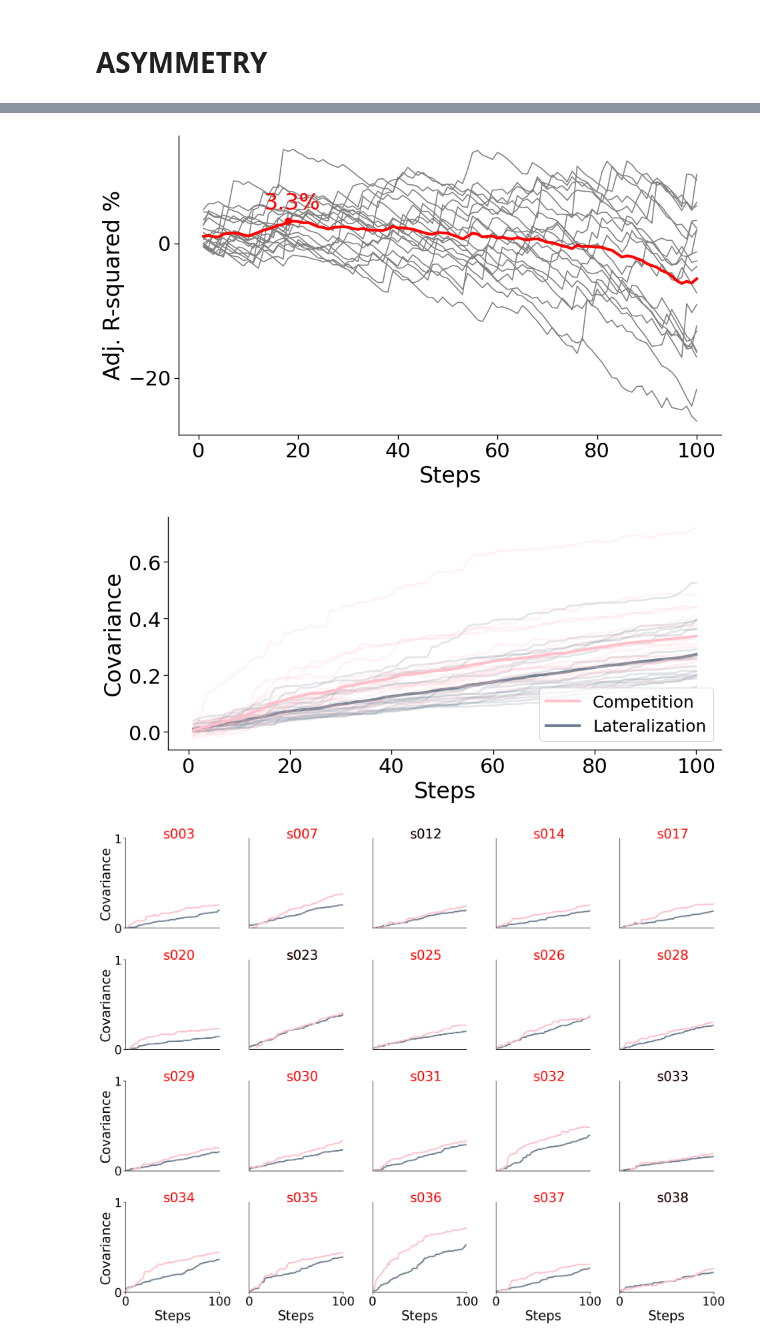
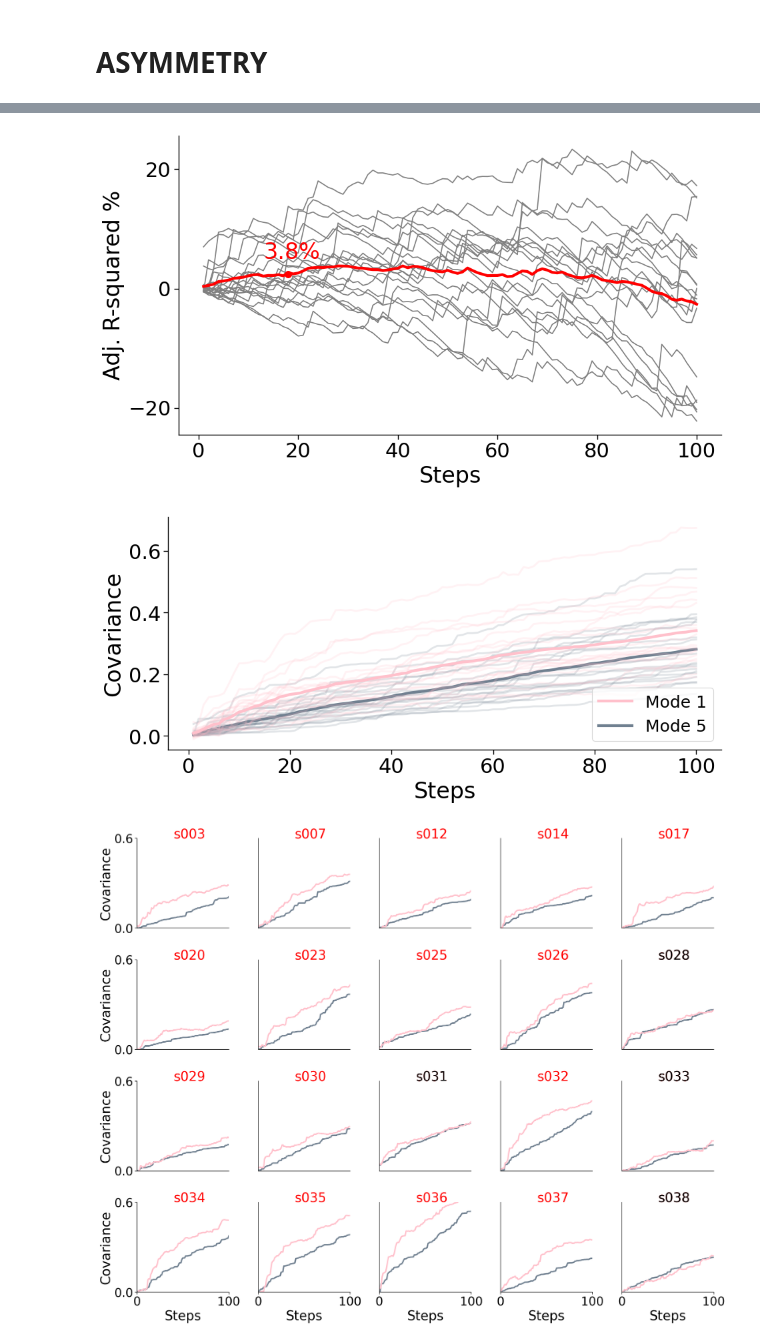
Before and after one commit to wanb-psych/asymmetry_energy, a Jupyter notebook: scripts/python/vis03_fitting_individual_level_mmp.ipynb, the cells around one changed output, grey strips where cells are left out. Drawn from its saved outputs; the diff is of its cells as text; code cells hidden in the pictures.

```diff
--- a/scripts/python/vis03_fitting_individual_level_mmp.ipynb
+++ b/scripts/python/vis03_fitting_individual_level_mmp.ipynb
@@ -82,7 +83,7 @@ fp.plot_surface(data = plot, surf='fsLR',
 corr = np.zeros((n,max_mode))
 for i in range(n):
   for j in range(max_mode):
-    glm = OLS(glucose[i], gradient[i][:,:j+1]).fit()
+    glm = OLS(glucose[i], add_constant(gradient[i][:,:j+1])).fit()
     corr[i,j]=glm.rsquared_adj
 # %%
 sns.set_context("paper", font_scale = 2.5)
@@ -201,10 +202,10 @@ r_ll_pred = np.zeros((n,max_mode,180))
 r_lr_pred = np.zeros((n,max_mode,180))
 for i in range(n):
   for j in range(max_mode):
-    glm = OLS(glucose[i,:180], lhlh[i][:,:j+1]).fit()
-    r_ll_pred[i,j] = glm.predict(lhlh[i][:180,:j+1])
+    glm = OLS(glucose[i,:180], add_constant(lhlh[i][:,:j+1])).fit()
+    r_ll_pred[i,j] = glm.predict(add_constant(lhlh[i][:,:j+1]))
     r_ll[i,j]=np.corrcoef(glucose[i,:180], r_ll_pred[i,j])[0,1]
-    r_lr_pred[i,j] = glm.predict(rhrh[i][:,:j+1])
+    r_lr_pred[i,j] = glm.predict(add_constant(rhrh[i][:,:j+1]))
     r_lr[i,j]=np.corrcoef(glucose[i,180:], r_lr_pred[i,j])[0,1]
 # %%
 #  Right for Left
@@ -214,10 +215,10 @@ r_rl_pred = np.zeros((n,max_mode,180))
 r_rr_pred = np.zeros((n,max_mode,180))
 for i in range(n):
   for j in range(max_mode):
-    glm = OLS(glucose[i,180:], rhrh[i][:,:j+1]).fit()
-    r_rr_pred[i,j] = glm.predict(rhrh[i][:,:j+1])
+    glm = OLS(glucose[i,180:], add_constant(rhrh[i][:,:j+1])).fit()
+    r_rr_pred[i,j] = glm.predict(add_constant(rhrh[i][:,:j+1]))
     r_rr[i,j]=np.corrcoef(glucose[i,180:], r_rr_pred[i,j])[0,1]
-    r_rl_pred[i,j] = glm.predict(lhlh[i][:,:j+1])
+    r_rl_pred[i,j] = glm.predict(add_constant(lhlh[i][:,:j+1]))
     r_rl[i,j]=np.corrcoef(glucose[i,:180], r_rl_pred[i,j])[0,1]
 # %%
 sns.set_context("paper", font_scale = 2.5)
@@ -275,9 +276,9 @@ r2_adj = np.zeros((n,max_mode))
 corr_pred = np.zeros((n,max_mode,180))
 for i in range(n):
   for j in range(max_mode):
-    glm = OLS(glucose_asy[i], grad_asy[i][:,:j+1]).fit()
+    glm = OLS(glucose_asy[i], add_constant(grad_asy[i][:,:j+1])).fit()
     r2_adj[i,j] = glm.rsquared_adj
-    corr_pred[i,j] = glm.predict(grad_asy[i][:,:j+1])
+    corr_pred[i,j] = glm.predict(add_constant(grad_asy[i][:,:j+1]))
     r_asy[i,j]=np.corrcoef(glucose_asy[i], corr_pred[i,j])[0,1]
 # %%
 r2_adj.mean(0).max(), np.where(r2_adj.mean(0)==r2_adj.mean(0).max())
@@ -299,7 +300,7 @@ ax.text(13,5,str((r2_adj.mean(0).max()*100).round(1))+'%', color='red')
 fig.tight_layout()
 fig.savefig('../../figures/indi_fitting_asy_sparsity_0.9_fsLR_mmp.png', transparent=True, dpi=300)
 # %% [output]
-[figure, old version]
+[figure, new version]
 # %%
 comp=np.zeros((n,max_mode))
 late = np.zeros((n,max_mode))
@@ -318,8 +319,8 @@ for sub in range(n):
   ax.plot(range(1,101), comp[sub], c='pink', zorder=1, alpha=0.2, lw=2)
   ax.plot(range(1,101), late[sub], c='slategray', zorder=0, alpha=0.2, lw=2)
 
-ax.plot(range(1,101), comp.mean(0), c='pink', zorder=1, alpha=1, lw=3, label='Competition')
-ax.plot(range(1,101), late.mean(0), c='slategray', zorder=0, alpha=1, lw=3, label='Lateralization')
+ax.plot(range(1,101), comp.mean(0), c='pink', zorder=1, alpha=1, lw=3, label='Mode 1')
+ax.plot(range(1,101), late.mean(0), c='slategray', zorder=0, alpha=1, lw=3, label='Mode 5')
 
 ax.set_ylabel('Covariance')
 ax.spines['right'].set_visible(False)
@@ -329,34 +330,34 @@ plt.legend(loc='lower right', fontsize=18)
 fig.tight_layout()
 fig.savefig('../../figures/indi_fitting_latvscomp_sparsity_0.'+str(i)+'_fsLR_mmp.png', transparent=True, dpi=300)
 # %% [output]
-[figure, old version]
+[figure, new version]
 # %%
 sns.set_context("paper", font_scale = 3)
 fig, ax = plt.subplots(4,5,figsize=(20,16))
 for i in range(4):
   for j in range(5):
     ax[i,j].plot(range(1,101), comp.reshape(4,5,max_mode)[i,j], c='pink', zorder=1, alpha=1, lw=3)
     ax[i,j].plot(range(1,101), late.reshape(4,5,max_mode)[i,j], c='slategray', zorder=0, alpha=1, lw=3)
     ax[i,j].text(0.4,1, sub_list.reshape(4,5)[i,j], transform=ax[i,j].transAxes, color='red')
     ax[i,j].set_xlim(0,100)
-    ax[i,j].set_ylim(0,1)
+    ax[i,j].set_ylim(0,0.6)
     ax[i,j].set_xticks([])
     ax[i,j].set_yticks([])
     ax[i,j].spines['right'].set_visible(False)
     ax[i,j].spines['top'].set_visible(False)
 for i in range(5):
   ax[3,i].set_xticks([0,100])
   ax[3,i].set_xlabel('Steps')
 for j in range(4):
-  ax[j,0].set_yticks([0,1])
+  ax[j,0].set_yticks([0,0.6])
   ax[j,0].set_ylabel('Covariance')
 
-ax[0,2].text(0.4,1, sub_list.reshape(4,5)[0,2], transform=ax[0,2].transAxes, color='black')
-ax[1,1].text(0.4,1, sub_list.reshape(4,5)[1,1], transform=ax[1,1].transAxes, color='black')
+ax[1,4].text(0.4,1, sub_list.reshape(4,5)[1,4], transform=ax[1,4].transAxes, color='black')
+ax[2,2].text(0.4,1, sub_list.reshape(4,5)[2,2], transform=ax[2,2].transAxes, color='black')
 ax[2,4].text(0.4,1, sub_list.reshape(4,5)[2,4], transform=ax[2,4].transAxes, color='black')
 ax[3,4].text(0.4,1, sub_list.reshape(4,5)[3,4], transform=ax[3,4].transAxes, color='black')
 
 fig.tight_layout()
 fig.savefig('../../figures/indiindi_fitting_asy_sparsity_0.9_fsLR_mmp.png', transparent=True, dpi=300)
 # %% [output]
-[figure, old version]
+[figure, new version]
```
Also changed, not shown: parts of 10 cells of this notebook, 3 other files.
